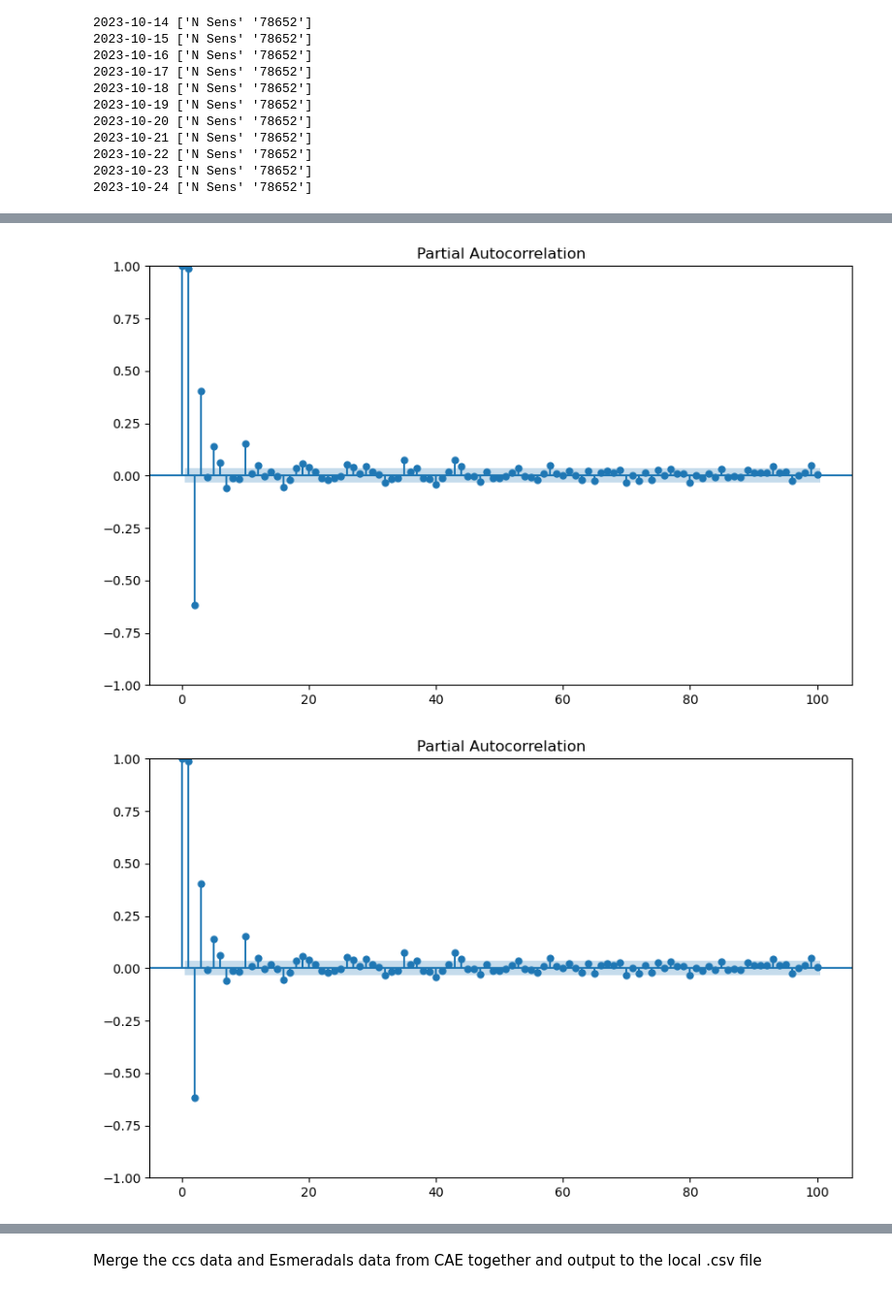
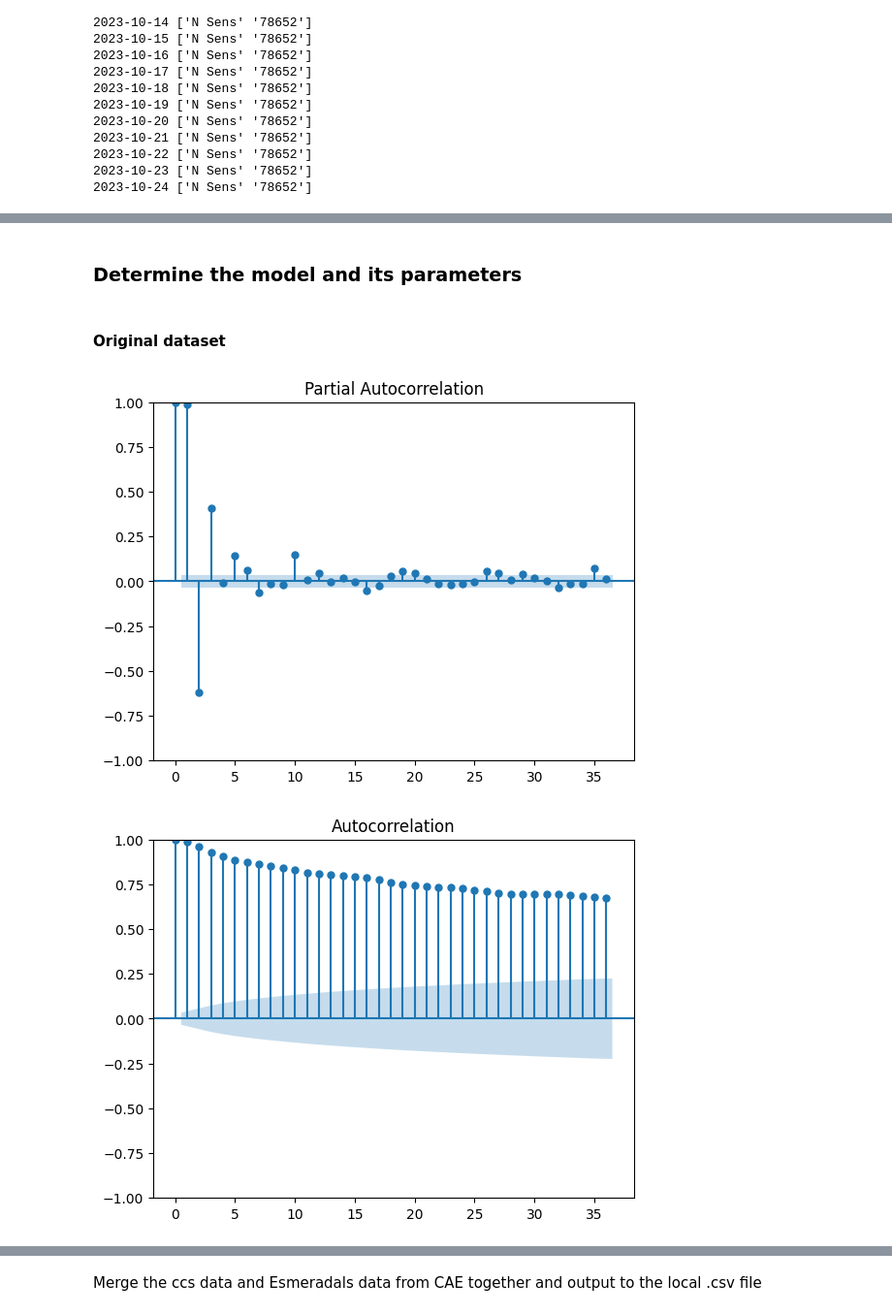
Before and after one commit to DPAINAMHI/esmeraldas, a Jupyter notebook: Scripts/load_local_data.ipynb, the cells around one changed output, grey strips where cells are left out. Shown at 97% size. Cells and saved outputs as stored; diff of their text form; code cells hidden in the pictures.

```diff
--- a/Scripts/load_local_data.ipynb
+++ b/Scripts/load_local_data.ipynb
@@ -204,33 +216,33 @@ for day in range((end_date - start_date).days + 1):
         with open(csv_path, 'rb') as f:
             result = chardet.detect(f.read())
             encoding = result['encoding']
-            df = pd.read_csv(csv_path, encoding= encoding, header = None ,skiprows=2)
-            df = df[0].apply(lambda x: pd.Series(re.split(';', x)))
-            df = df.T
-            df.columns = df.iloc[0]
-            head = df.iloc[0].values
-            df = df.iloc[6:]
-            df.drop(df.index[-1],inplace=True)
-            df = df.set_index('N Sens', drop = True)
-            times = [datetime.strptime(time, '%H.%M') for time in df.index]
+            df_wrf = pd.read_csv(csv_path, encoding= encoding, header = None ,skiprows=2)
+            df_wrf = df_wrf[0].apply(lambda x: pd.Series(re.split(';', x)))
+            df_wrf = df_wrf.T
+            df_wrf.columns = df_wrf.iloc[0]
+            head = df_wrf.iloc[0].values
+            df_wrf = df_wrf.iloc[6:]
+            df_wrf.drop(df_wrf.index[-1],inplace=True)
+            df_wrf = df_wrf.set_index('N Sens', drop = True)
+            times = [datetime.strptime(time, '%H.%M') for time in df_wrf.index]
             datetimes = [t.replace(year = year, month= current_date.month, day= current_date.day) for t in times]
-            df.index = datetimes
+            df_wrf.index = datetimes
             try:
-                df.columns = ['hidro_level_m1','precip_acumu_sm','hidro_level_sm']
+                df_wrf.columns = ['hidro_level_m1','precip_acumu_sm','hidro_level_sm']
             except ValueError:
-                df.columns = ['hidro_level_m1']
+                df_wrf.columns = ['hidro_level_m1']
                 # record the odd case with only data of a single sensor
-                df_list_esm_err.append(df)
+                df_list_esm_err.append(df_wrf)
                 print(current_date, head)
     # exception for missing data
     except FileNotFoundError:
         print(f"File not found: {csv_path}")
         encoding = None
-        df_temp = df.copy()
+        df_temp = df_wrf.copy()
         df_temp.index = df_temp.index + pd.Timedelta(days=1)
         df_temp.iloc[:, :] = np.nan
-        df = df_temp.copy()
-    df_list_esm.append(df)
+        df_wrf = df_temp.copy()
+    df_list_esm.append(df_wrf)
 
 # Normal run time > 4min
 # %% [output]
@@ -298,11 +502,15 @@ Problems regarding the original dataset:
+# %% [markdown]
+### Determine the model and its parameters
+# %% [markdown]
+#### Original dataset
 # %%
-from statsmodels.graphics.tsaplots import plot_pacf
+from statsmodels.graphics.tsaplots import plot_pacf, plot_acf
 import matplotlib.pyplot as plt
 
-discharge_series = df_esm_3h['hidro_level_sm']
-discharge_series.dropna(inplace=True)
-fig, ax = plt.subplots(figsize=(10, 6))
-plot_pacf(discharge_series, ax=ax, lags=100, method='ywm')
+level_sm = df_esm_3h['hidro_level_sm']
+level_sm.dropna(inplace=True)
+plot_pacf(level_sm, method='ywm');
+plot_acf(level_sm);
 # %% [output]
-[figure, old version]
+[figure, new version]
-[figure, old version]
+[figure, new version]
```
Also changed, not shown: parts of 58 cells of this notebook, 10 other files.
